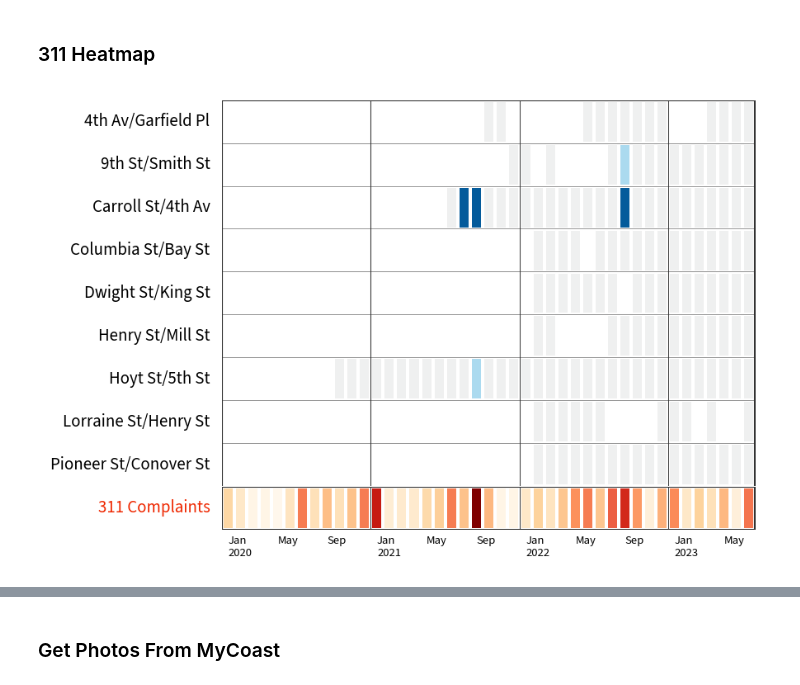
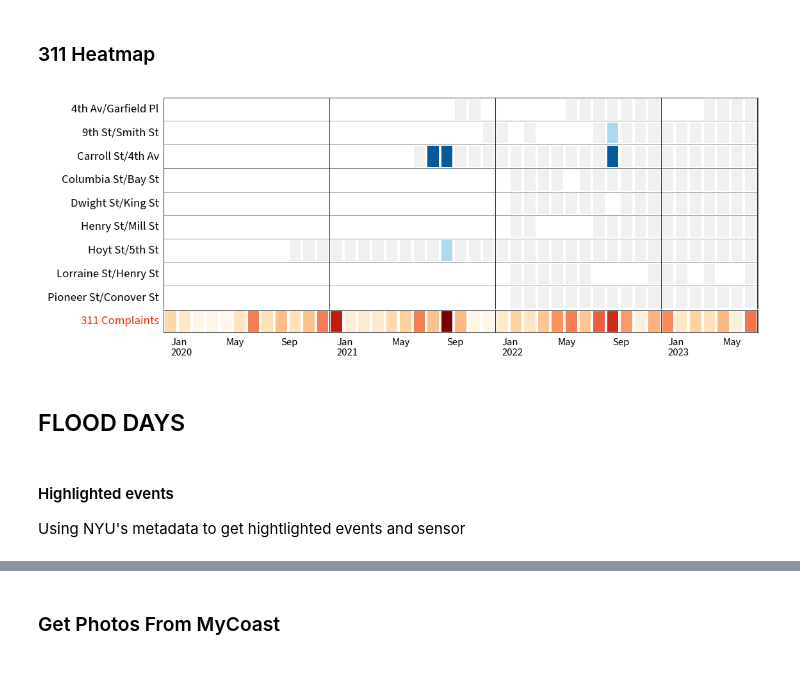
Before and after one commit to cankadir/FloodAnalysis, a Jupyter notebook: Local_Reports/Report_PY/PDF_Reporting.ipynb, the cells around one changed output, grey strips where cells are left out. Cells and saved outputs as stored; diff of their text form; code cells hidden in the pictures.

Commit message:
Visualizations Updated

```diff
--- a/Local_Reports/Report_PY/PDF_Reporting.ipynb
+++ b/Local_Reports/Report_PY/PDF_Reporting.ipynb
@@ -482,7 +482,7 @@ def make_Ramp( ramp_colors ):
 custom_ramp = make_Ramp( ['#EFF0F0',"#ABDAEF","#58B4ED", '#0586CE', '#045B9B'] )
 values = ['No Flood', 'Minimal Flooding', 'Minor Flood', 'Moderate Flooding', 'Major Flooding']
 
-fig, axs = plt.subplots( nrows = 2 , figsize=(6,4), height_ratios=[pt.shape[0],1] , sharex=True , dpi=150 )
+fig, axs = plt.subplots( nrows = 2 , figsize=(7.7,3), height_ratios=[pt.shape[0],1] , sharex=True , dpi=150 )
 
 # ------------------ Flood VIZ ------------------
 ax = axs[0]
@@ -498,7 +498,7 @@ sns.heatmap(
 # [ ax.axvline(ticks-0.5, color='black', lw=0.5 ) for labels,ticks in zip(ax.get_xticklabels(),ax.get_xticks()) if pd.to_datetime(labels.get_text()).month == 1 ]
 
 ax.tick_params( axis='x', which='both', bottom=False, top=False, labelbottom=False )
-ax.tick_params( axis='y', which='both', left=False )
+ax.tick_params( axis='y', which='both', left=False , labelsize=9, pad=0.1 )
 ax.set_ylabel('')
 ax.set_xlabel('')
 
@@ -506,7 +506,6 @@ ax.set_xlabel('')
 
 # draw frame
 ax.axhline( 0, color='#333', lw=1 )
-
 ax.axvline( 0, color='#333', lw=1 )
 ax.axvline( ax.get_xticks()[-1]+0.5 , color='#333', lw=1 )
 
@@ -517,35 +516,41 @@ sns.heatmap(
     monthly_311,
     ax=ax,
     cmap= 'OrRd',
     cbar=False,
     lw=1,
     linecolor='w',
 )
 
-ax.tick_params( axis='y', which='both', left=False, rotation=0 )
+ax.tick_params( axis='y', which='both', left=False, rotation=0 , labelsize=9, pad=0.1 )
 ax.tick_params( axis='x', which='both', bottom=False , pad=0.1 )
 
 ax.set_ylabel('')
 ax.set_xlabel('')
 
 # draw frame
 ax.axhline( 0, color='#333', lw=1 )
 ax.axhline( 1, color='#333', lw=1 )
 ax.axvline( 0, color='#333', lw=1 )
 ax.axvline( ax.get_xticks()[-1]+0.5 , color='#333', lw=1 )
 
 # x-ticks
 ax.set_xticks( np.arange( 0.5 , ax.get_xticks()[-1] , 4 ) )
 xticklabels = [ pd.to_datetime(x.get_text()).strftime('%b') if pd.to_datetime(x.get_text()).strftime('%b') != 'Jan' else f"{pd.to_datetime(x.get_text()).strftime('%b')}\n{pd.to_datetime(x.get_text()).strftime('%Y')}"  for x in ax.get_xticklabels() ]
-ax.set_xticklabels( xticklabels , rotation=0 , ha='left', va='top' , fontsize=7 )
-ax.set_yticklabels( ['311 Complaints'], color='#Ef2700', fontsize=10 )
+ax.set_xticklabels( xticklabels , rotation=0 , ha='left', va='top' , fontsize=8 )
+ax.set_yticklabels( ['311 Complaints'], color='#Ef2700' )
 
 [ axs[1].axvline(ticks-0.5, color='#333', lw=0.5 ) for labels,ticks in zip(ax.get_xticklabels(),ax.get_xticks()) if "Jan" in labels.get_text() ]
 [ axs[0].axvline(ticks-0.5, color='#333', lw=0.5 ) for labels,ticks in zip(ax.get_xticklabels(),ax.get_xticks()) if "Jan" in labels.get_text() ]
 
 ax.set_xlim( ax.get_xlim()[0] , ax.get_xlim()[1]+0.05 )
-plt.tight_layout(h_pad=0.025 )
+plt.tight_layout( h_pad=0.025 )
+
 heatmap_path = os.path.join( visual_folder , "heatmap_311.png" )
 plt.savefig( heatmap_path , bbox_inches='tight' ,transparent="True", pad_inches=0)
 # %% [output]
-[figure, old version]
+[figure, new version]
+# %% [markdown]
+## FLOOD DAYS
+# %% [markdown]
+#### Highlighted events
+Using NYU's metadata to get hightlighted events and sensor
```
Also changed, not shown: parts of 14 cells of this notebook.
